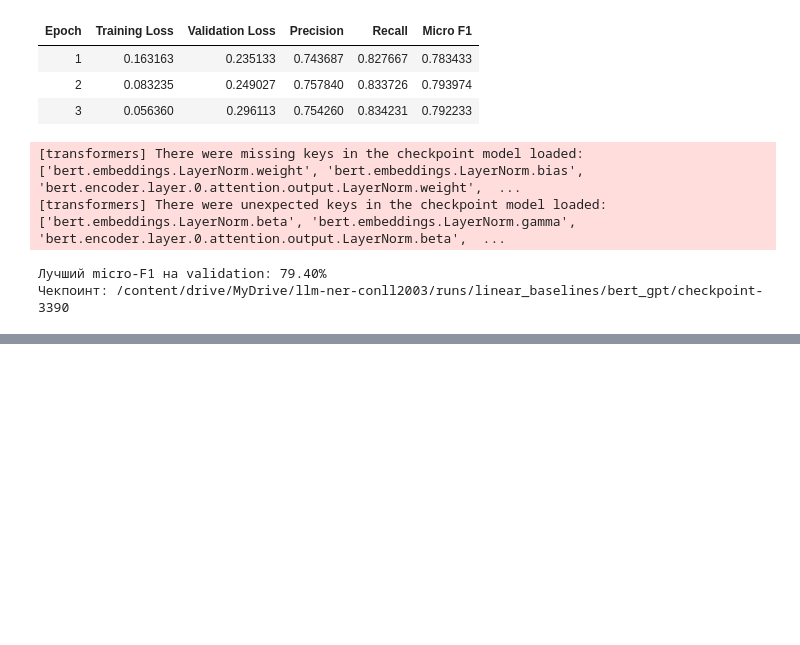
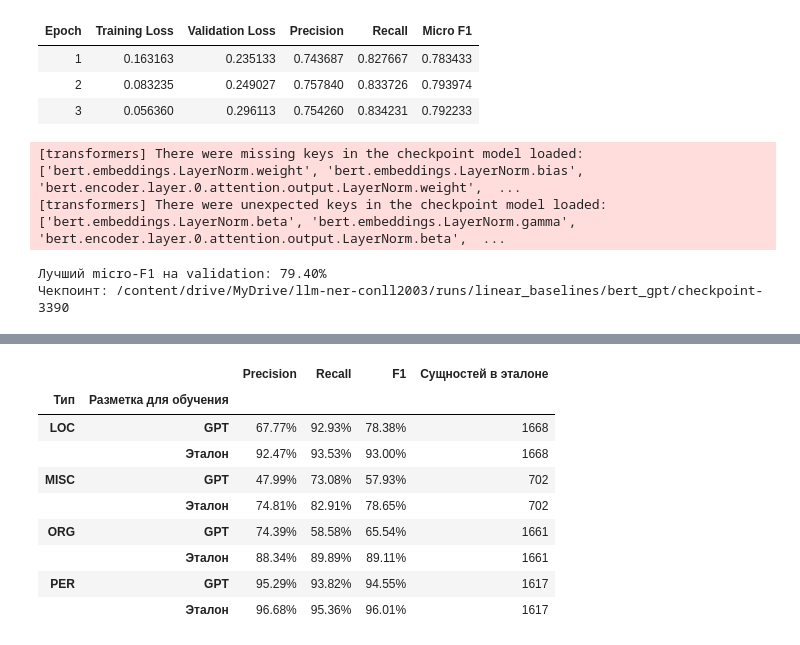
Before and after one commit to Cl1nkk/llm-ner-conll2003, a Jupyter notebook: 2conll.ipynb, the cells around one changed output, grey strips where cells are left out. Saved outputs shown, nothing was run; the diff lists cells and outputs as text; code cells hidden in the pictures; blank space fills up the shorter version.

```diff
--- a/2conll.ipynb
+++ b/2conll.ipynb
@@ -1549,0 +2170,15 @@ Notes:
+# %%
+bert_test_examples = []
+
+for record in test:
+    encoded = bert_tokenizer(record["tokens"], is_split_into_words=True)
+    gold_tags = [tag_names[tag_id] for tag_id in record["ner_tags"]]
+
+    bert_test_examples.append({
+        "input_ids": encoded["input_ids"],
+        "attention_mask": encoded["attention_mask"],
+        "labels": align_bio_labels(encoded.word_ids(), gold_tags),
+    })
+
+bert_test_dataset = Dataset.from_list(bert_test_examples)
+print("Предложений в test:", len(bert_test_dataset))
@@ -1549,0 +2294,71 @@ Notes:
+# %%
+from collections import Counter
+
+entity_types = ("PER", "ORG", "LOC", "MISC")
+rows_by_type = []
+errors_by_model = {}
+
+for source, output in test_outputs.items():
+    predicted_ids = output.predictions.argmax(axis=-1)
+
+    correct_by_type = Counter()
+    predicted_by_type = Counter()
+    gold_by_type = Counter()
+    errors_by_model[source] = []
+
+    for sentence_id, (predicted_row, gold_row) in enumerate(
+        zip(predicted_ids, output.label_ids)
+    ):
+        keep = gold_row != -100
+        predicted_tags = [tag_names[tag_id] for tag_id in predicted_row[keep]]
+        gold_tags = [tag_names[tag_id] for tag_id in gold_row[keep]]
+
+        predicted_spans = set(bio_to_spans(predicted_tags))
+        gold_spans = set(bio_to_spans(gold_tags))
+
+        correct_by_type.update(span[2] for span in predicted_spans & gold_spans)
+        predicted_by_type.update(span[2] for span in predicted_spans)
+        gold_by_type.update(span[2] for span in gold_spans)
+
+        if predicted_spans != gold_spans:
+            errors_by_model[source].append((
+                sentence_id,
+                sorted(gold_spans - predicted_spans),
+                sorted(predicted_spans - gold_spans),
+            ))
+
+    for entity_type in entity_types:
+        tp = correct_by_type[entity_type]
+        fp = predicted_by_type[entity_type] - tp
+        fn = gold_by_type[entity_type] - tp
+        precision, recall, f1 = scores_from_counts(tp, fp, fn)
+
+        rows_by_type.append({
+            "Разметка для обучения": source,
+            "Тип": entity_type,
+            "Precision": precision,
+            "Recall": recall,
+            "F1": f1,
+            "Сущностей в эталоне": gold_by_type[entity_type],
+        })
+
+test_by_type = pd.DataFrame(rows_by_type).set_index(
+    ["Тип", "Разметка для обучения"]
+).sort_index()
+
+display(test_by_type.style.format({
+    "Precision": "{:.2%}",
+    "Recall": "{:.2%}",
+    "F1": "{:.2%}",
+}))
+# %% [output]
+|  |  | Precision | Recall | F1 | Сущностей в эталоне |
+| Тип | Разметка для обучения |  |  |  |  |
+| LOC | GPT | 67.77% | 92.93% | 78.38% | 1668 |
+|  | Эталон | 92.47% | 93.53% | 93.00% | 1668 |
+| MISC | GPT | 47.99% | 73.08% | 57.93% | 702 |
+|  | Эталон | 74.81% | 82.91% | 78.65% | 702 |
+| ORG | GPT | 74.39% | 58.58% | 65.54% | 1661 |
+|  | Эталон | 88.34% | 89.89% | 89.11% | 1661 |
+| PER | GPT | 95.29% | 93.82% | 94.55% | 1617 |
+|  | Эталон | 96.68% | 95.36% | 96.01% | 1617 |
```
Also changed, not shown: parts of 46 cells of this notebook.
